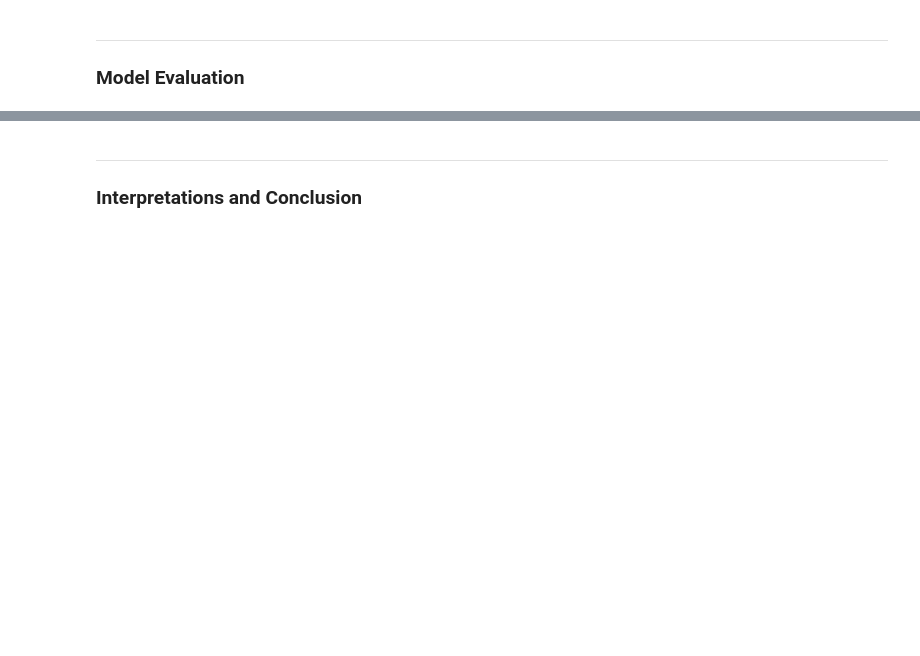
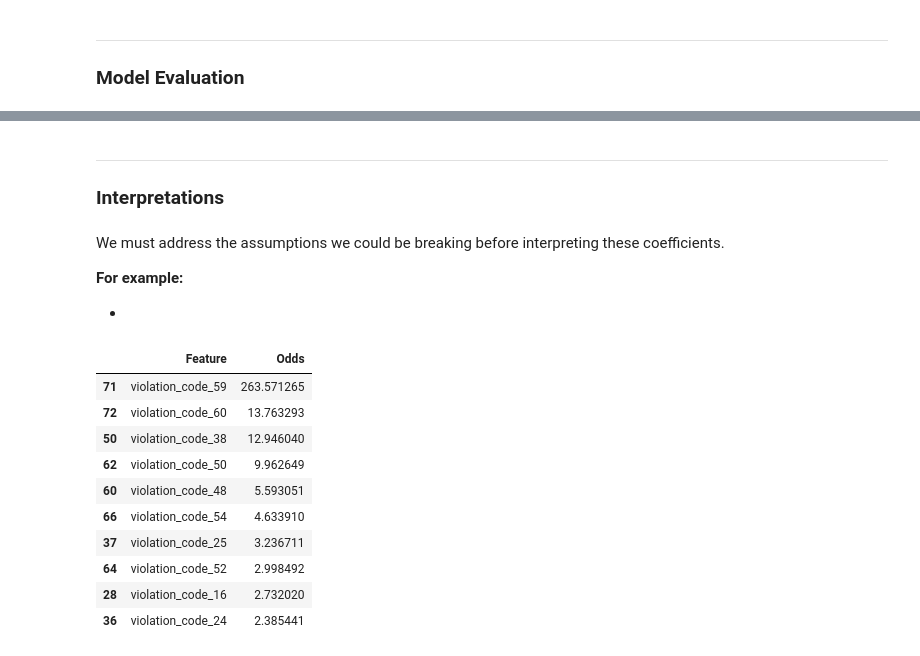
Before and after one commit to CharlesCro/food-inspections, a Jupyter notebook: code/notebooks/02_modelling.ipynb, the cells around one changed output, grey strips where cells are left out. Cells and saved outputs as stored; diff of their text form; code cells hidden in the pictures; blank space fills up the shorter version.

```diff
--- a/code/notebooks/02_modelling.ipynb
+++ b/code/notebooks/02_modelling.ipynb
@@ -186,0 +183,19 @@ preprocessor = ColumnTransformer(
+# %%
+def get_odds(model):
+    '''
+    TBD
+    '''
+    features = model.named_steps['preprocessor'].get_feature_names_out()
+    coefficients = model.named_steps['classifier'].coef_.flatten()
+
+    coeff_df = pd.DataFrame({
+        'Feature': features,
+        'Odds': np.exp(coefficients)
+    }).sort_values(by = 'Odds', ascending = False)
+
+    # Filter to only show violation codes as that's what I'd like to interpret
+    coeff_df = coeff_df[coeff_df['Feature'].str.contains('violation_code')]
+    # Clean up names a bit
+    coeff_df['Feature'] = coeff_df['Feature'].str.replace('remainder__', '')
+
+    return coeff_df
@@ -224,3 +244,26 @@ metrics_df
 # %% [markdown]
 ---
-### Interpretations and Conclusion
+### Interpretations
+# %% [markdown]
+We must address the assumptions we could be breaking before interpreting these coefficients.
+
+**For example:**
+
+-
+# %%
+coeffs = get_odds(model)
+
+# 10 Violation Codes with highest odds for failed inspection according to my model
+coeffs.head(10)
+# %% [output]
+|  | Feature | Odds |
+| 71 | violation_code_59 | 263.571265 |
+| 72 | violation_code_60 | 13.763293 |
+| 50 | violation_code_38 | 12.946040 |
+| 62 | violation_code_50 | 9.962649 |
+| 60 | violation_code_48 | 5.593051 |
+| 66 | violation_code_54 | 4.633910 |
+| 37 | violation_code_25 | 3.236711 |
+| 64 | violation_code_52 | 2.998492 |
+| 28 | violation_code_16 | 2.732020 |
+| 36 | violation_code_24 | 2.385441 |
```
Also changed, not shown: parts of 15 cells of this notebook, 1 other file.
